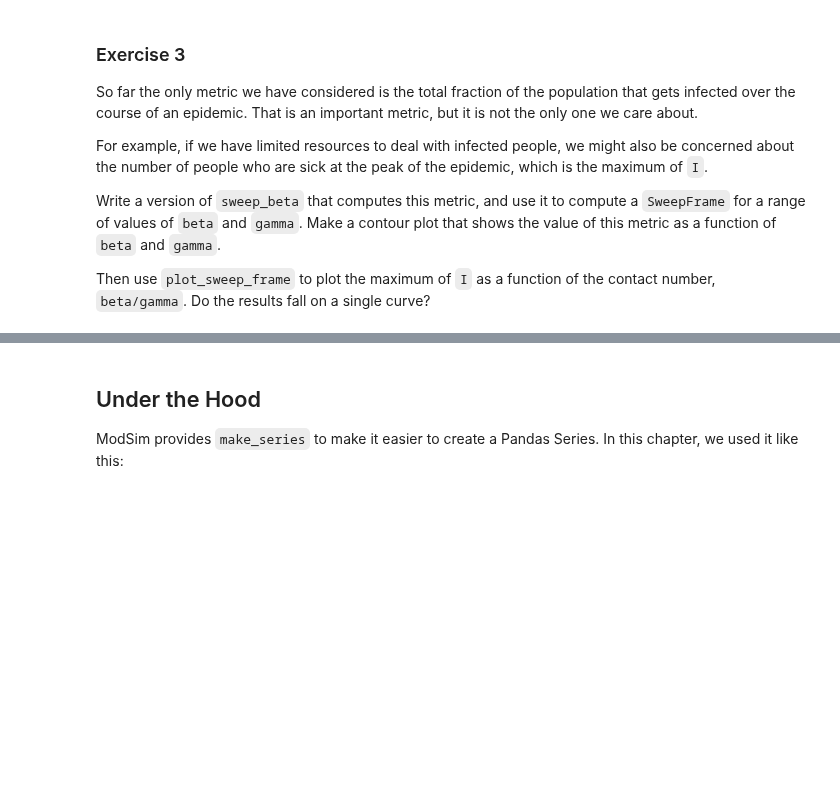
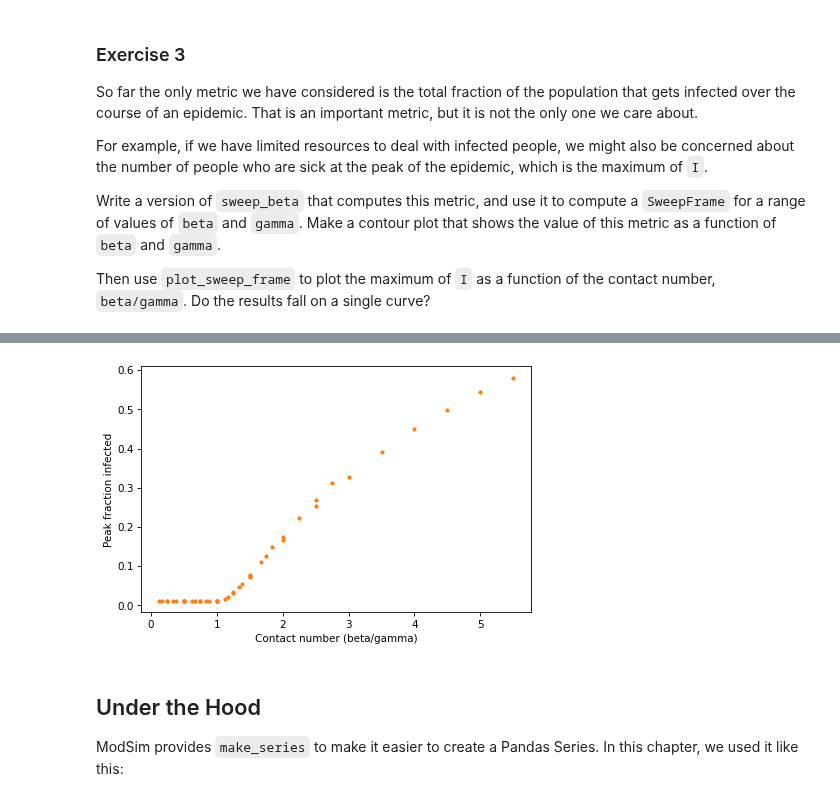
Before and after one commit to nwilliams770/academia, a Jupyter notebook: modeling_and_simulation/chapters/chap14.ipynb, the cells around one changed output, grey strips where cells are left out. Cells and saved outputs as stored; diff of their text form; code cells hidden in the pictures; blank space fills up the shorter version.

```diff
--- a/modeling_and_simulation/chapters/chap14.ipynb
+++ b/modeling_and_simulation/chapters/chap14.ipynb
@@ -305,2 +384,6 @@ Do the results fall on a single curve?
 # %%
-# Solution goes here
+plot_sweep_frame(frame)
+decorate(xlabel='Contact number (beta/gamma)',
+         ylabel='Peak fraction infected')
+# %% [output]
+[figure, added]
```
Also changed, not shown: parts of 16 cells of this notebook, 2 other files.
